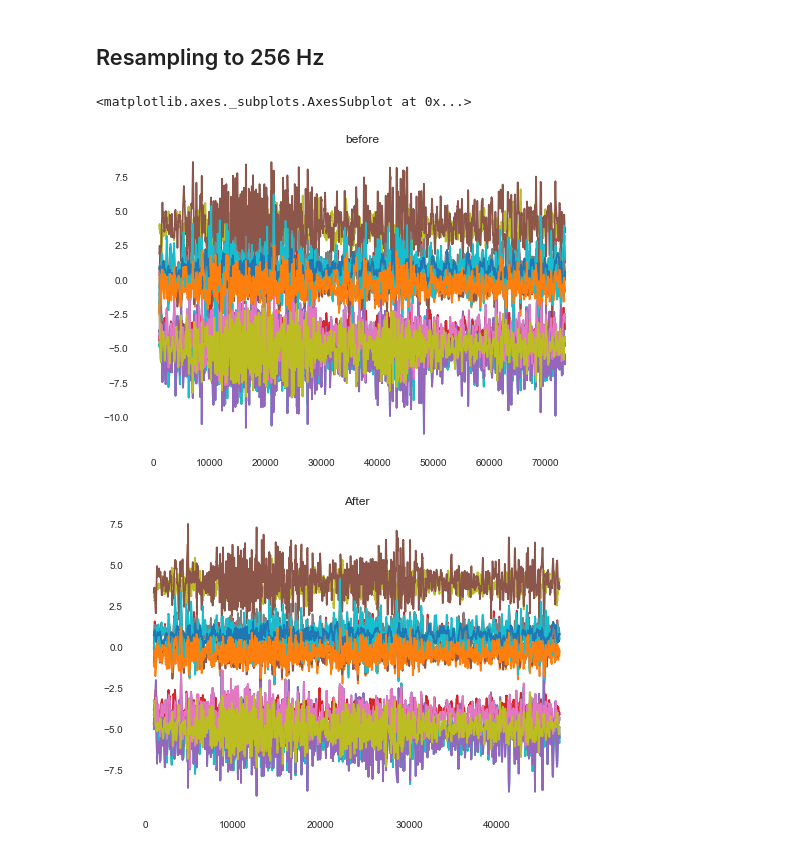
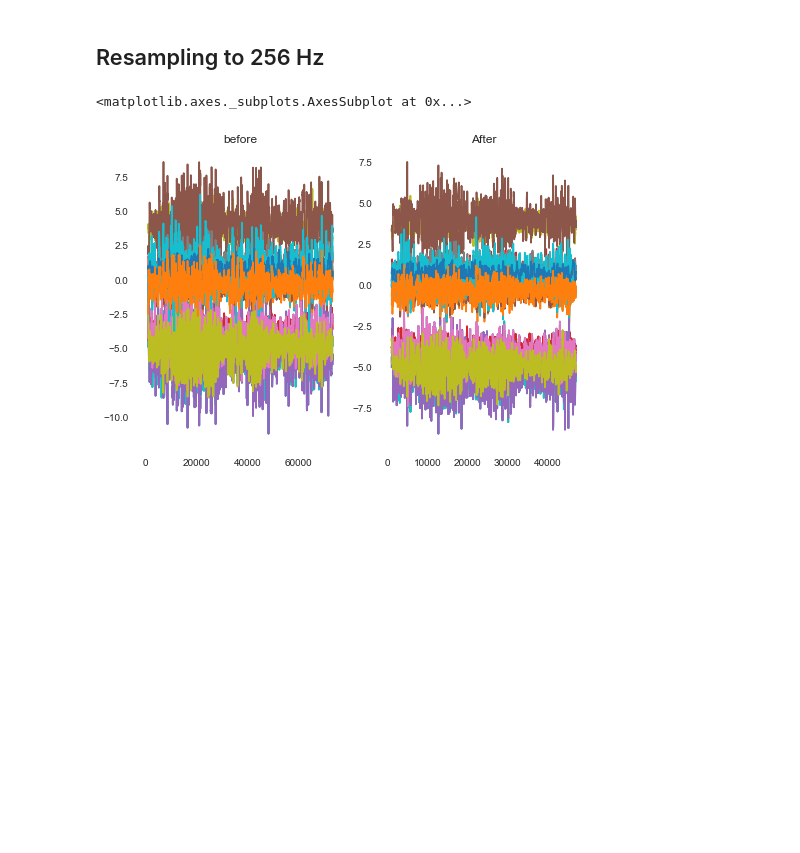
Before and after one commit to ylin00/seizurecast, a Jupyter notebook: notebooks/Preprocessing.ipynb, the cells around one changed output. Drawn from its saved outputs; the diff is of its cells as text; code cells hidden in the pictures; blank space fills up the shorter version.

```diff
--- a/eda_pre_processing.ipynb
+++ b/notebooks/Preprocessing.ipynb
@@ -255,15 +259,19 @@ def drop_channels(df):
 # %% [markdown]
 ## Resampling to 256 Hz
 # %%
+import matplotlib.pyplot as plt
+fig, axes = plt.subplots(nrows=1, ncols=2)
+
 f, s, l = read_1_token(os.path.join(train_path, tcp_type, patient_group, patient, session, token))
-pd.DataFrame(np.transpose(s)).rolling(1000).mean().plot(legend=False, title='before')
+pd.DataFrame(np.transpose(s)).rolling(1000).mean()\
+    .plot(legend=False, title='before', ax=axes[0])
 
 num=int(np.shape(s)[1]*256/np.mean(f))
 
 np.random.seed(10)
 s = signal.resample(s, num=num, axis=1)
-pd.DataFrame(np.transpose(s)).rolling(1000).mean().plot(legend=False, title='After')
+pd.DataFrame(np.transpose(s)).rolling(1000).mean()\
+    .plot(legend=False, title='After', ax=axes[1])
 # %% [output]
 <matplotlib.axes._subplots.AxesSubplot at 0x...>
-[figure, old version]
+[figure, new version]
-[figure, removed]
```
Also changed, not shown: parts of 6 cells of this notebook.
